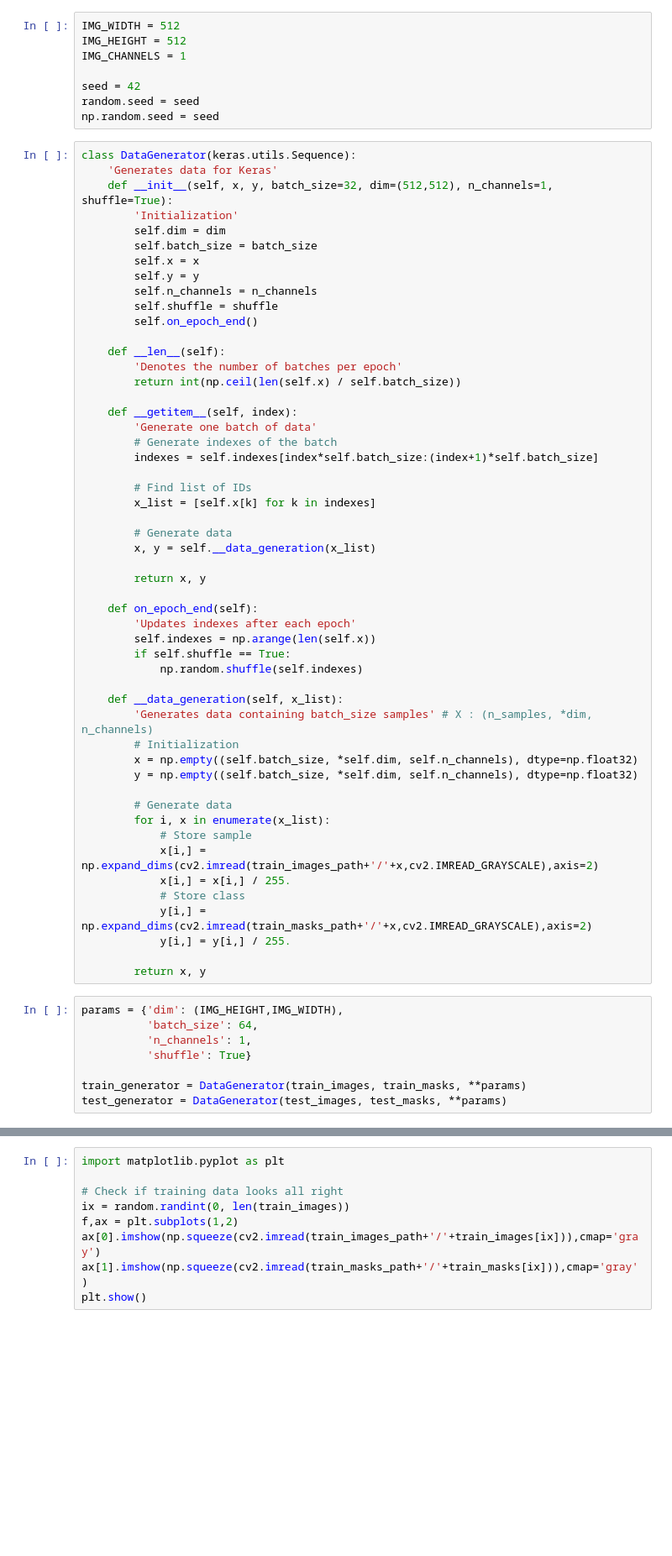
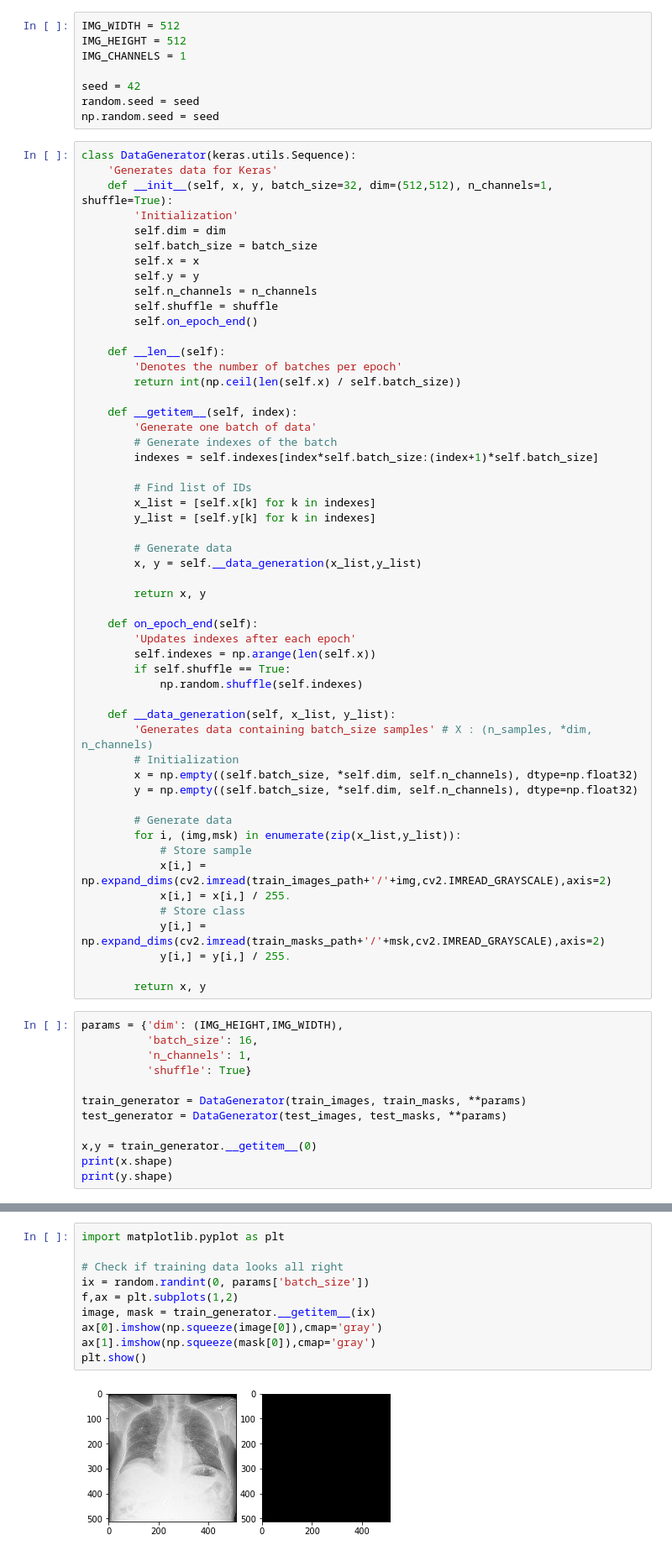
Before and after one commit to cogsci13/PTXSegmentation, a Jupyter notebook: kernelf852dca571.ipynb, the cells around one changed output, grey strips where cells are left out. Shown at 84% size. Saved outputs shown, nothing was run; the diff lists cells and outputs as text; blank space fills up the shorter version.

```diff
--- a/kernelf852dca571.ipynb
+++ b/kernelf852dca571.ipynb
@@ -105,9 +119,10 @@ class DataGenerator(keras.utils.Sequence):
 
         # Find list of IDs
         x_list = [self.x[k] for k in indexes]
+        y_list = [self.y[k] for k in indexes]
 
         # Generate data
-        x, y = self.__data_generation(x_list)
+        x, y = self.__data_generation(x_list,y_list)
 
         return x, y
 
@@ -117,27 +132,31 @@ class DataGenerator(keras.utils.Sequence):
         if self.shuffle == True:
             np.random.shuffle(self.indexes)
 
-    def __data_generation(self, x_list):
+    def __data_generation(self, x_list, y_list):
         'Generates data containing batch_size samples' # X : (n_samples, *dim, n_channels)
         # Initialization
         x = np.empty((self.batch_size, *self.dim, self.n_channels), dtype=np.float32)
         y = np.empty((self.batch_size, *self.dim, self.n_channels), dtype=np.float32)
 
         # Generate data
-        for i, x in enumerate(x_list):
+        for i, (img,msk) in enumerate(zip(x_list,y_list)):
             # Store sample
-            x[i,] = np.expand_dims(cv2.imread(train_images_path+'/'+x,cv2.IMREAD_GRAYSCALE),axis=2)
+            x[i,] = np.expand_dims(cv2.imread(train_images_path+'/'+img,cv2.IMREAD_GRAYSCALE),axis=2)
             x[i,] = x[i,] / 255.
             # Store class
-            y[i,] = np.expand_dims(cv2.imread(train_masks_path+'/'+x,cv2.IMREAD_GRAYSCALE),axis=2)
+            y[i,] = np.expand_dims(cv2.imread(train_masks_path+'/'+msk,cv2.IMREAD_GRAYSCALE),axis=2)
             y[i,] = y[i,] / 255.
 
         return x, y
 # %%
 params = {'dim': (IMG_HEIGHT,IMG_WIDTH),
-          'batch_size': 64,
+          'batch_size': 16,
           'n_channels': 1,
           'shuffle': True}
 
 train_generator = DataGenerator(train_images, train_masks, **params)
 test_generator = DataGenerator(test_images, test_masks, **params)
+
+x,y = train_generator.__getitem__(0)
+print(x.shape)
+print(y.shape)
@@ -144,12 +166,15 @@ test_generator = DataGenerator(test_images, test_masks, **params)
 # %%
 import matplotlib.pyplot as plt
 
 # Check if training data looks all right
-ix = random.randint(0, len(train_images))
+ix = random.randint(0, params['batch_size'])
 f,ax = plt.subplots(1,2)
-ax[0].imshow(np.squeeze(cv2.imread(train_images_path+'/'+train_images[ix])),cmap='gray')
-ax[1].imshow(np.squeeze(cv2.imread(train_masks_path+'/'+train_masks[ix])),cmap='gray')
+image, mask = train_generator.__getitem__(ix)
+ax[0].imshow(np.squeeze(image[0]),cmap='gray')
+ax[1].imshow(np.squeeze(mask[0]),cmap='gray')
 plt.show()
+# %% [output]
+[figure, added]
 # %%
 # Define IoU metric
 def mean_iou(y_true, y_pred):
```
Also changed, not shown: parts of 7 cells of this notebook.
